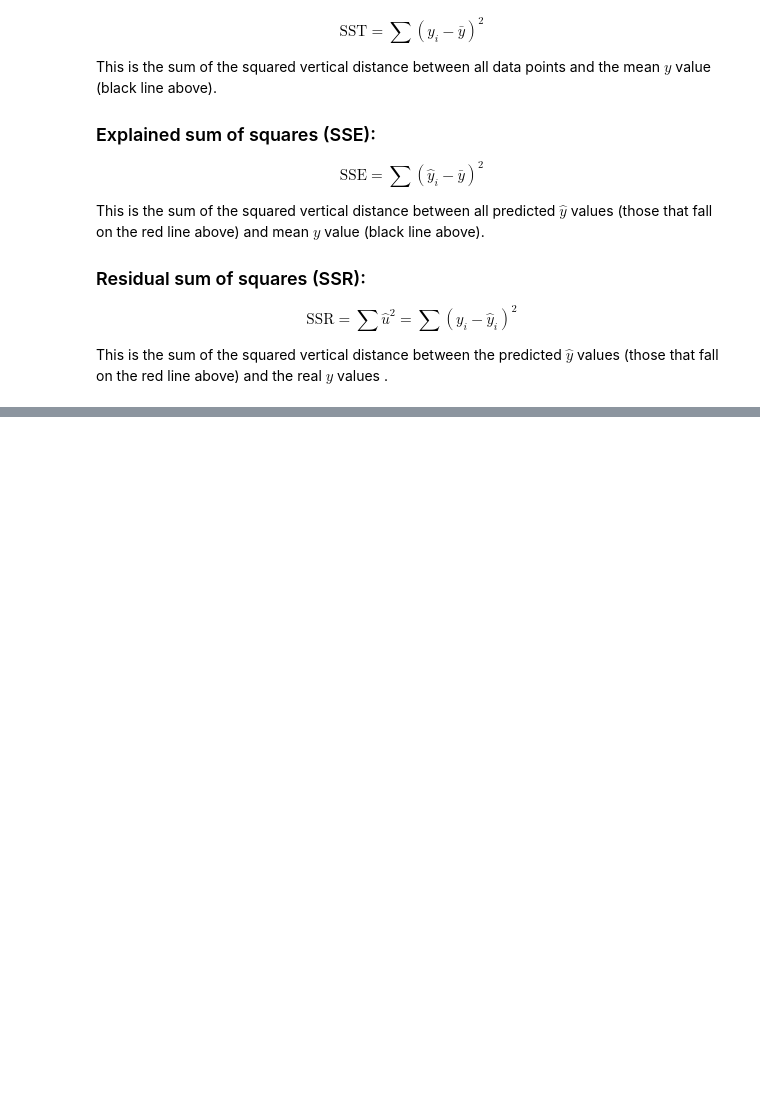
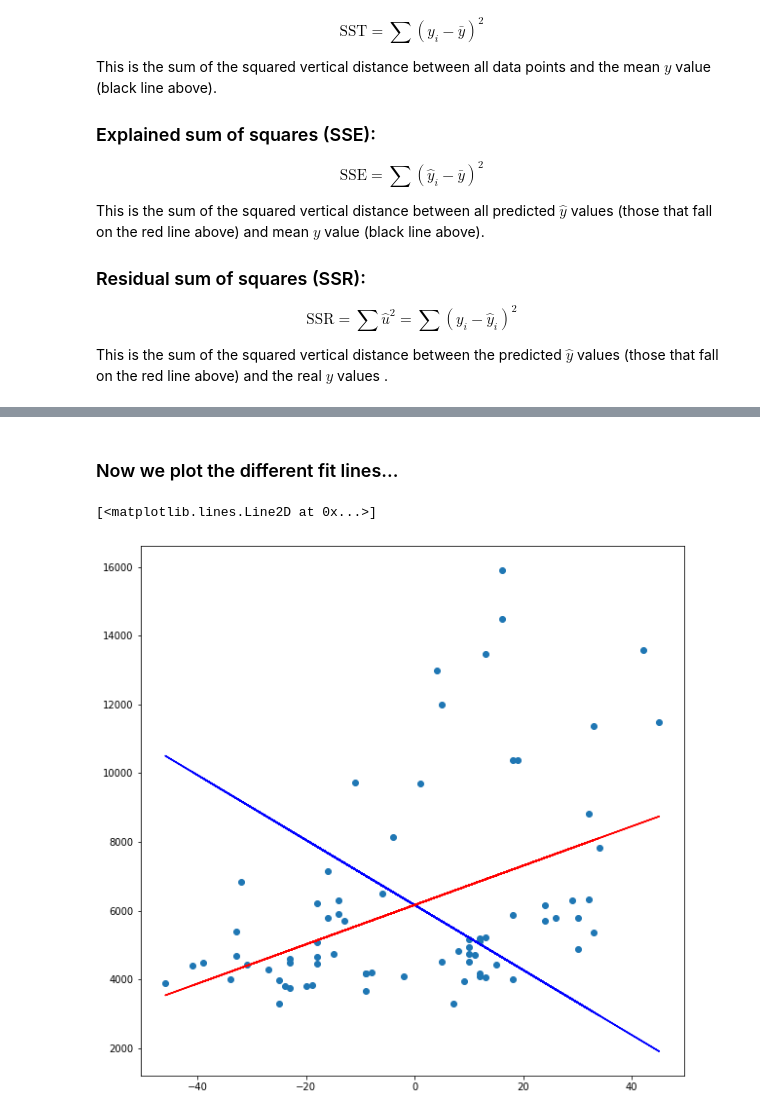
Before and after one commit to mr-devs/causal-inference-mixtape, a Jupyter notebook: notebooks/probability-regression.ipynb, the cells around one changed output, grey strips where cells are left out. Drawn from its saved outputs; the diff is of its cells as text; code cells hidden in the pictures; blank space fills up the shorter version.

Commit message:
anatomy of regression

```diff
--- a/notebooks/probability-regression.ipynb
+++ b/notebooks/probability-regression.ipynb
@@ -446,0 +672,2 @@ This is the sum of the squared vertical distance between the predicted $\hat{y}$
+# %%
+auto = pd.read_stata('https://raw.github.com/scunning1975/mixtape/master/auto.dta')
@@ -446,0 +683,9 @@ This is the sum of the squared vertical distance between the predicted $\hat{y}$
+# %%
+# Characterizes the length as it's difference from the mean
+auto['length'] = auto['length'] - auto['length'].mean()
+# %%
+# Regress price on ONLY LENGTH
+lm1 = sm.OLS.from_formula('price ~ length', data=auto).fit()
+
+# Multiple regression of price onto length controlling for weight, headroom, and mpg
+lm2 = sm.OLS.from_formula('price ~ length + weight + headroom + mpg', data=auto).fit()
@@ -446,0 +748,22 @@ This is the sum of the squared vertical distance between the predicted $\hat{y}$
+# %% [markdown]
+### Now we plot the different fit lines...
+# %%
+# Collect the parameters from each fit as well as the residuals from the multi-regress model
+coef_lm1 = lm1.params
+coef_lm2 = lm2.params
+resid_lm2 = lm2.resid
+
+# Using the intercept from the single (short) regression for both equations,
+# we predict the outcome variable using the coefficient from both regression models
+# This is our: y = B_0 + B_1*X equation
+auto['y_single'] = coef_lm1[0] + coef_lm1[1]*auto['length']
+auto['y_multi'] = coef_lm1[0] + coef_lm2[1]*auto['length']
+
+# Create the figure
+plt.figure(figsize = (10,10))
+plt.scatter(auto['length'], auto['price'])
+plt.plot(auto['length'], auto['y_multi'], color='blue')
+plt.plot(auto['length'], auto['y_single'], color='red')
+# %% [output]
+[<matplotlib.lines.Line2D at 0x...>]
+[figure, added]
```
Also changed, not shown: parts of 59 cells of this notebook.
